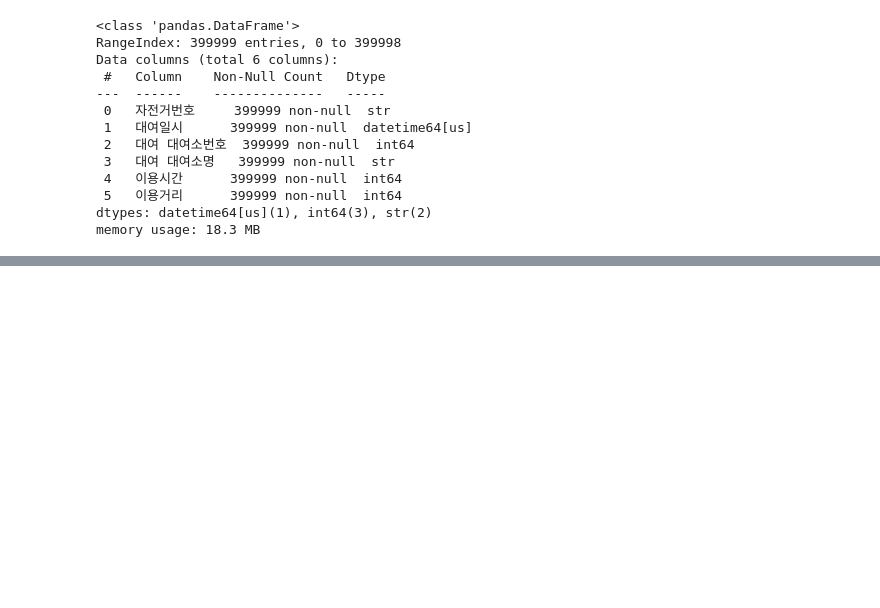
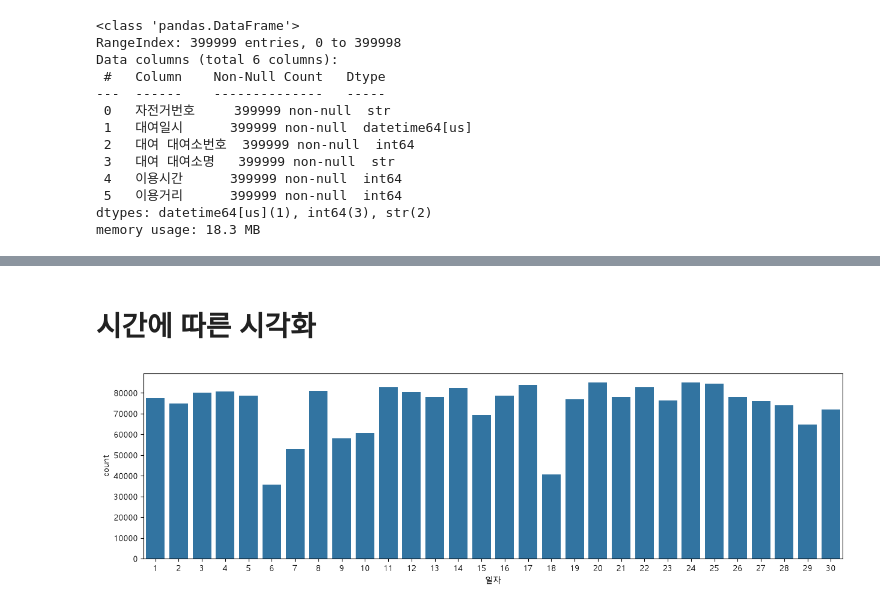
Before and after one commit to ChoongyeolKim/20260616, a Jupyter notebook: src/bikerental-exercise.ipynb, the cells around one changed output, grey strips where cells are left out. Drawn from its saved outputs; the diff is of its cells as text; code cells hidden in the pictures; blank space fills up the shorter version.

```diff
--- a/src/bikerental-exercise.ipynb
+++ b/src/bikerental-exercise.ipynb
@@ -58,0 +450,3 @@ memory usage: 18.3 MB
+# %%
+bike_gu = bike_shop.drop('거치대수', axis=1)
+bike_gu.head()
@@ -58,0 +460,3 @@ memory usage: 18.3 MB
+# %%
+bikes_merged = pd.merge(bikes, bike_gu, left_on='대여 대여소번호', right_on='대여소번호')
+bikes_merged.head(3)
@@ -58,0 +468,3 @@ memory usage: 18.3 MB
+# %%
+bikes_dropped = bikes_merged.drop(['대여소번호', '대여소명'], axis=1)
+bikes_dropped.head(3)
@@ -58,0 +476,3 @@ memory usage: 18.3 MB
+# %%
+bikes_renamed = bikes_dropped.rename(columns={'구분': '대여구', '위도': '대여점위도', '경도': '대여점경도'})
+bikes_renamed.head(3)
@@ -58,0 +484,8 @@ memory usage: 18.3 MB
+# %% [markdown]
+# 시간에 따른 시각화
+# %%
+plt.figure(figsize=(15, 4))
+sns.countplot(data=bikes_renamed, x='일자')
+plt.show()
+# %% [output]
+[figure, added]
```
Also changed, not shown: parts of 47 cells of this notebook.
